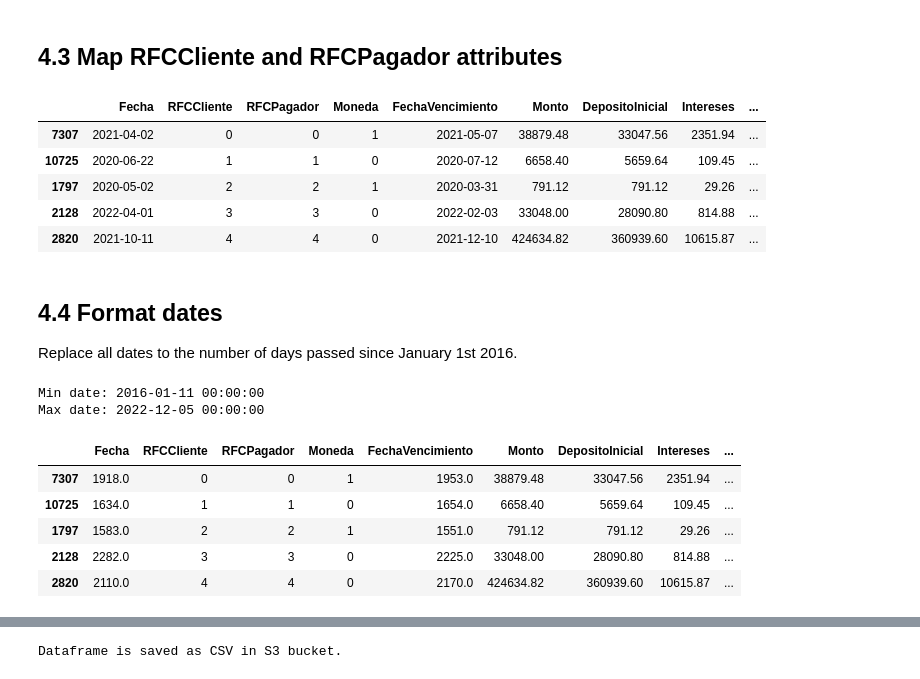
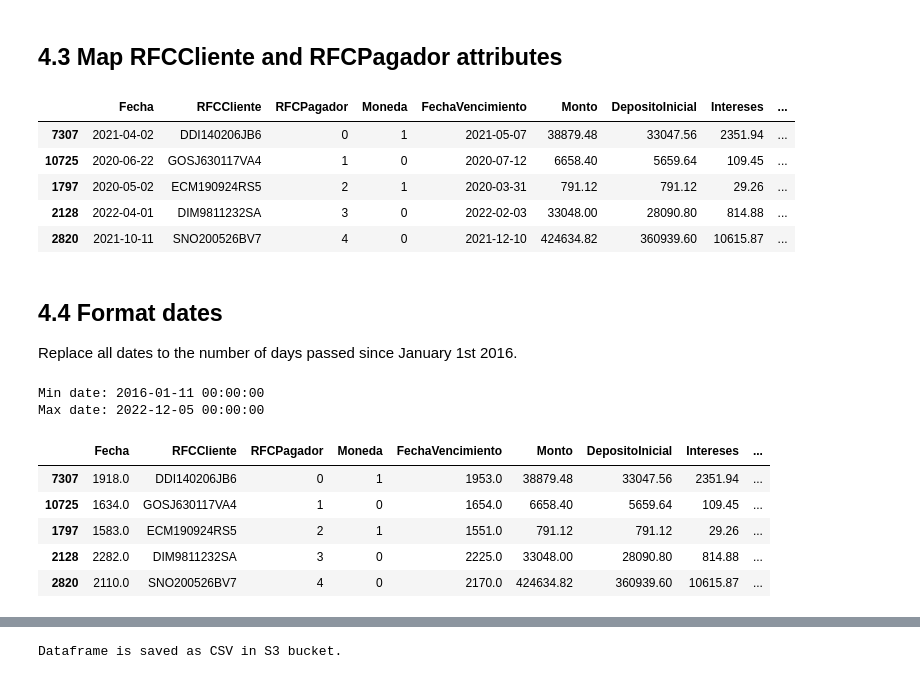
Before and after one commit to jrolopez20/blu-ml, a Jupyter notebook: Finance factoring - Data preparation.ipynb, the cells around one changed output, grey strips where cells are left out. Drawn from its saved outputs; the diff is of its cells as text; code cells hidden in the pictures.

```diff
--- a/Finance factoring - Data preparation.ipynb
+++ b/Finance factoring - Data preparation.ipynb
@@ -465,22 +465,22 @@ df.head()
 # %% [markdown]
 ## 4.3 Map RFCCliente and RFCPagador attributes
 # %%
-unique_rfc_cliente = df['RFCCliente'].unique()
-RFCCliente_map = {u: i for i, u in enumerate(unique_rfc_cliente)}
-df.RFCCliente = df.RFCCliente.map(RFCCliente_map)
+# unique_rfc_cliente = df['RFCCliente'].unique()
+# RFCCliente_map = {u: i for i, u in enumerate(unique_rfc_cliente)}
+# df.RFCCliente = df.RFCCliente.map(RFCCliente_map)
 
 unique_rfc_pagador = df['RFCPagador'].unique()
 RFCPagador_map = {u: i for i, u in enumerate(unique_rfc_pagador)}
 df.RFCPagador = df.RFCPagador.map(RFCPagador_map)
 
 df.head()
 # %% [output]
 |  | Fecha | RFCCliente | RFCPagador | Moneda | FechaVencimiento | Monto | DepositoInicial | Intereses | ... |
-| 7307 | 2021-04-02 | 0 | 0 | 1 | 2021-05-07 | 38879.48 | 33047.56 | 2351.94 | ... |
-| 10725 | 2020-06-22 | 1 | 1 | 0 | 2020-07-12 | 6658.40 | 5659.64 | 109.45 | ... |
-| 1797 | 2020-05-02 | 2 | 2 | 1 | 2020-03-31 | 791.12 | 791.12 | 29.26 | ... |
-| 2128 | 2022-04-01 | 3 | 3 | 0 | 2022-02-03 | 33048.00 | 28090.80 | 814.88 | ... |
-| 2820 | 2021-10-11 | 4 | 4 | 0 | 2021-12-10 | 424634.82 | 360939.60 | 10615.87 | ... |
+| 7307 | 2021-04-02 | DDI140206JB6 | 0 | 1 | 2021-05-07 | 38879.48 | 33047.56 | 2351.94 | ... |
+| 10725 | 2020-06-22 | GOSJ630117VA4 | 1 | 0 | 2020-07-12 | 6658.40 | 5659.64 | 109.45 | ... |
+| 1797 | 2020-05-02 | ECM190924RS5 | 2 | 1 | 2020-03-31 | 791.12 | 791.12 | 29.26 | ... |
+| 2128 | 2022-04-01 | DIM9811232SA | 3 | 0 | 2022-02-03 | 33048.00 | 28090.80 | 814.88 | ... |
+| 2820 | 2021-10-11 | SNO200526BV7 | 4 | 0 | 2021-12-10 | 424634.82 | 360939.60 | 10615.87 | ... |
 # %% [markdown]
 ## 4.4 Format dates
 Replace all dates to the number of days passed since January 1st 2016.
@@ -499,11 +499,11 @@ df.head()
 Min date: 2016-01-11 00:00:00
 Max date: 2022-12-05 00:00:00
 |  | Fecha | RFCCliente | RFCPagador | Moneda | FechaVencimiento | Monto | DepositoInicial | Intereses | ... |
-| 7307 | 1918.0 | 0 | 0 | 1 | 1953.0 | 38879.48 | 33047.56 | 2351.94 | ... |
-| 10725 | 1634.0 | 1 | 1 | 0 | 1654.0 | 6658.40 | 5659.64 | 109.45 | ... |
-| 1797 | 1583.0 | 2 | 2 | 1 | 1551.0 | 791.12 | 791.12 | 29.26 | ... |
-| 2128 | 2282.0 | 3 | 3 | 0 | 2225.0 | 33048.00 | 28090.80 | 814.88 | ... |
-| 2820 | 2110.0 | 4 | 4 | 0 | 2170.0 | 424634.82 | 360939.60 | 10615.87 | ... |
+| 7307 | 1918.0 | DDI140206JB6 | 0 | 1 | 1953.0 | 38879.48 | 33047.56 | 2351.94 | ... |
+| 10725 | 1634.0 | GOSJ630117VA4 | 1 | 0 | 1654.0 | 6658.40 | 5659.64 | 109.45 | ... |
+| 1797 | 1583.0 | ECM190924RS5 | 2 | 1 | 1551.0 | 791.12 | 791.12 | 29.26 | ... |
+| 2128 | 2282.0 | DIM9811232SA | 3 | 0 | 2225.0 | 33048.00 | 28090.80 | 814.88 | ... |
+| 2820 | 2110.0 | SNO200526BV7 | 4 | 0 | 2170.0 | 424634.82 | 360939.60 | 10615.87 | ... |
 # %%
 df.info()
 # %% [output]
```
Also changed, not shown: parts of 2 cells of this notebook, 4 other files.
